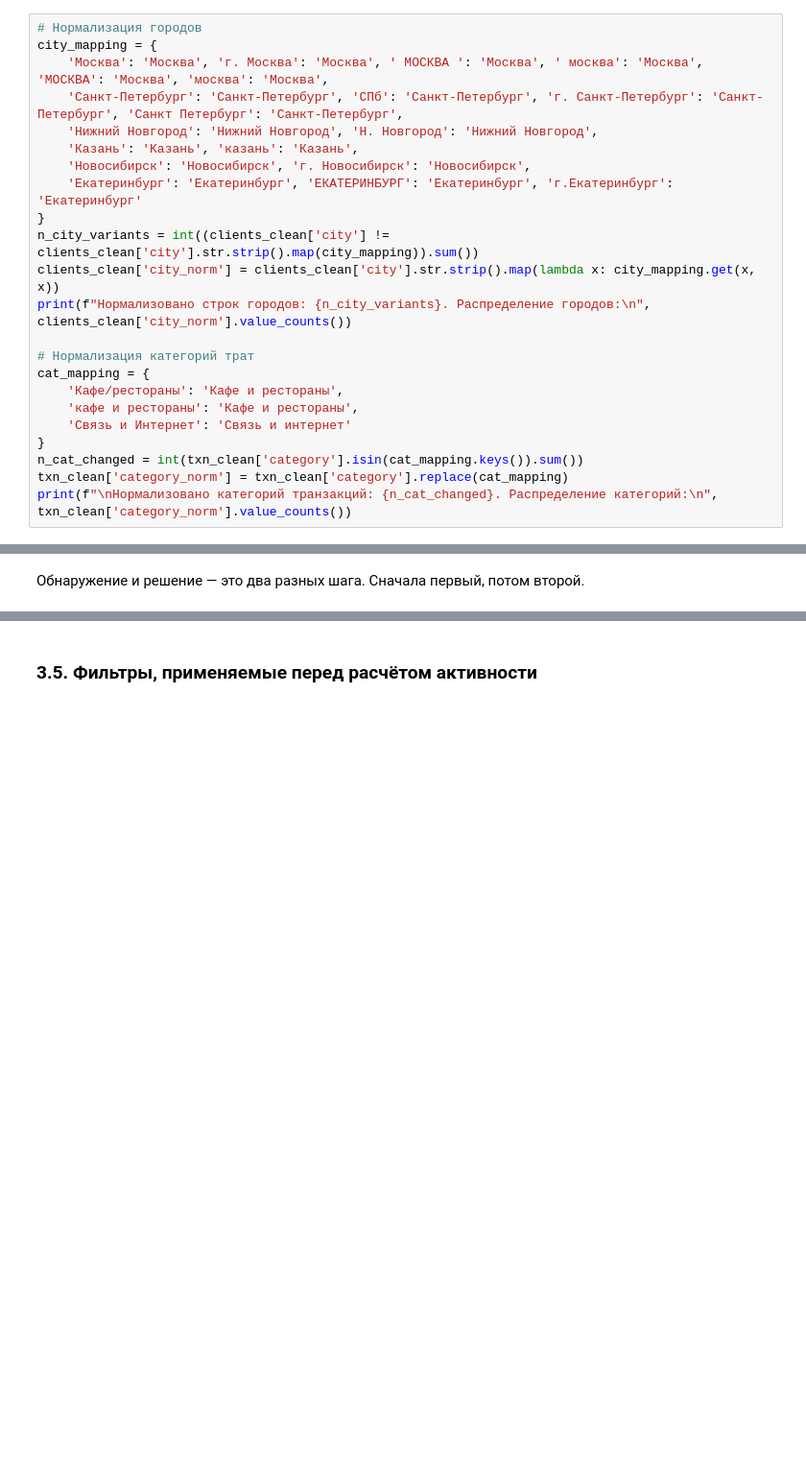
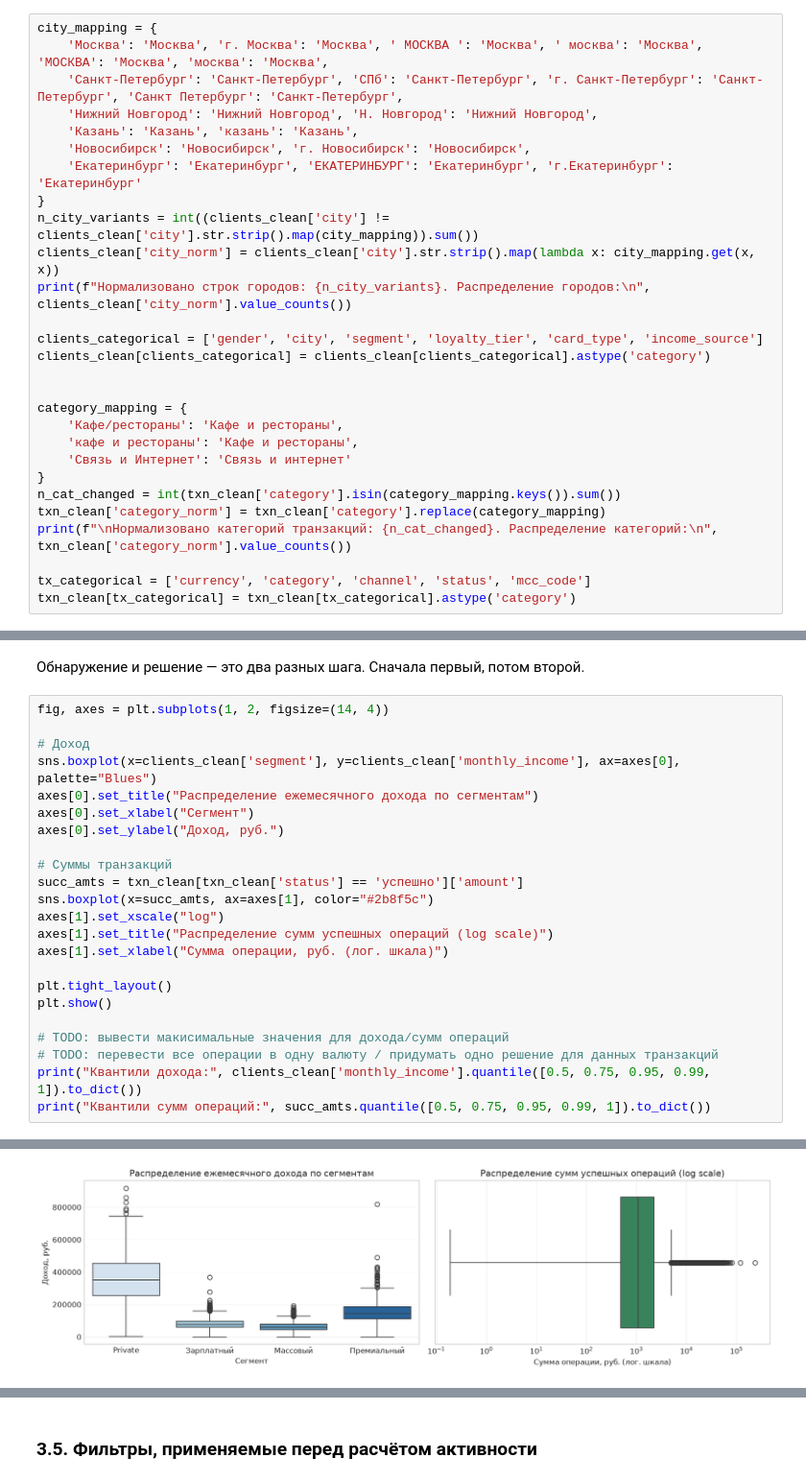
Before and after one commit to fnkb108/Dzidzenka_Mikita_Lab1, a Jupyter notebook: 01_analysis.ipynb, the cells around one changed output, grey strips where cells are left out. Shown at 96% size. Cells and saved outputs as stored; diff of their text form; blank space fills up the shorter version.

```diff
--- a/01_analysis.ipynb
+++ b/01_analysis.ipynb
@@ -339,7 +332,6 @@ print("Приведение типов и дат завершено.")
 # %% [markdown]
 ### 3.2. Категориальные признаки
 # %%
-# Нормализация городов
 city_mapping = {
     'Москва': 'Москва', 'г. Москва': 'Москва', ' МОСКВА ': 'Москва', ' москва': 'Москва', 'МОСКВА': 'Москва', 'москва': 'Москва',
     'Санкт-Петербург': 'Санкт-Петербург', 'СПб': 'Санкт-Петербург', 'г. Санкт-Петербург': 'Санкт-Петербург', 'Санкт Петербург': 'Санкт-Петербург',
@@ -352,15 +344,21 @@ n_city_variants = int((clients_clean['city'] != clients_clean['city'].str.strip(
 clients_clean['city_norm'] = clients_clean['city'].str.strip().map(lambda x: city_mapping.get(x, x))
 print(f"Нормализовано строк городов: {n_city_variants}. Распределение городов:\n", clients_clean['city_norm'].value_counts())
 
-# Нормализация категорий трат
-cat_mapping = {
+clients_categorical = ['gender', 'city', 'segment', 'loyalty_tier', 'card_type', 'income_source']
+clients_clean[clients_categorical] = clients_clean[clients_categorical].astype('category')
+
+
+category_mapping = {
     'Кафе/рестораны': 'Кафе и рестораны',
     'кафе и рестораны': 'Кафе и рестораны',
     'Связь и Интернет': 'Связь и интернет'
 }
-n_cat_changed = int(txn_clean['category'].isin(cat_mapping.keys()).sum())
-txn_clean['category_norm'] = txn_clean['category'].replace(cat_mapping)
+n_cat_changed = int(txn_clean['category'].isin(category_mapping.keys()).sum())
+txn_clean['category_norm'] = txn_clean['category'].replace(category_mapping)
 print(f"\nНормализовано категорий транзакций: {n_cat_changed}. Распределение категорий:\n", txn_clean['category_norm'].value_counts())
+
+tx_categorical = ['currency', 'category', 'channel', 'status', 'mcc_code']
+txn_clean[tx_categorical] = txn_clean[tx_categorical].astype('category')
 # %% [output]
 Нормализовано строк городов: 1597. Распределение городов:
  city_norm
@@ -392,3 +423,27 @@ clients_clean['monthly_income_clean'] = clients_clean['monthly_income'].replace(
 ### 3.4. Выбросы
 # %% [markdown]
 Обнаружение и решение — это два разных шага. Сначала первый, потом второй.
+# %%
+fig, axes = plt.subplots(1, 2, figsize=(14, 4))
+
+# Доход
+sns.boxplot(x=clients_clean['segment'], y=clients_clean['monthly_income'], ax=axes[0], palette="Blues")
+axes[0].set_title("Распределение ежемесячного дохода по сегментам")
+axes[0].set_xlabel("Сегмент")
+axes[0].set_ylabel("Доход, руб.")
+
+# Суммы транзакций
+succ_amts = txn_clean[txn_clean['status'] == 'успешно']['amount']
+sns.boxplot(x=succ_amts, ax=axes[1], color="#2b8f5c")
+axes[1].set_xscale("log")
+axes[1].set_title("Распределение сумм успешных операций (log scale)")
+axes[1].set_xlabel("Сумма операции, руб. (лог. шкала)")
+
+plt.tight_layout()
+plt.show()
+
+# TODO: вывести макисимальные значения для дохода/сумм операций
+# TODO: перевести все операции в одну валюту / придумать одно решение для данных транзакций
+print("Квантили дохода:", clients_clean['monthly_income'].quantile([0.5, 0.75, 0.95, 0.99, 1]).to_dict())
+print("Квантили сумм операций:", succ_amts.quantile([0.5, 0.75, 0.95, 0.99, 1]).to_dict())
+# %% [output]
@@ -394,0 +453 @@ clients_clean['monthly_income_clean'] = clients_clean['monthly_income'].replace(
+[figure, added]
```
Also changed, not shown: parts of 13 cells of this notebook.
